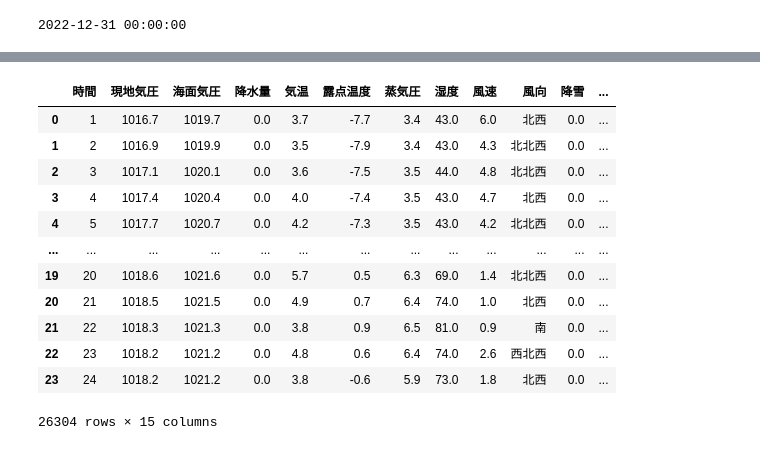
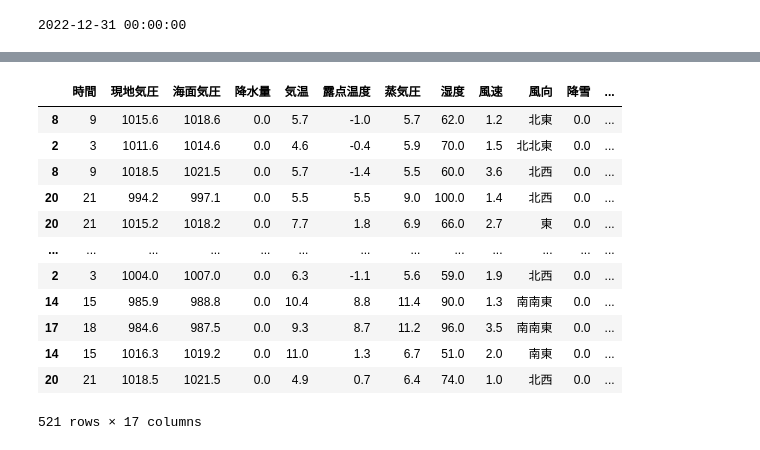
Before and after one commit to Ryo-Suzukii/ForecastCloudinJapan, a Jupyter notebook: EDA/pycaret.ipynb, the cells around one changed output, grey strips where cells are left out. Drawn from its saved outputs; the diff is of its cells as text; code cells hidden in the pictures.

```diff
--- a/EDA/pycaret.ipynb
+++ b/EDA/pycaret.ipynb
@@ -31,6 +31,9 @@ df_drop.head(2)
 train = df_drop[df_drop["日付"] < dt.datetime(2020,1,1)]
 test = df_drop[df_drop["日付"] > dt.datetime(2020,1,1)]
 
+train_date = train["日付"]
+test_date = test["日付"]
+
 train.drop("日付",axis=1,inplace=True)
 test.drop("日付",axis=1,inplace=True)
 # %%
@@ -99,16 +103,4 @@ pred = predict_model(final_lgbm,data=test)
 # %%
-pred
+pred["日付"] = test_date
-# %% [output]
-|  | 時間 | 現地気圧 | 海面気圧 | 降水量 | 気温 | 露点温度 | 蒸気圧 | 湿度 | 風速 | 風向 | 降雪 | ... |
-| 0 | 1 | 1016.7 | 1019.7 | 0.0 | 3.7 | -7.7 | 3.4 | 43.0 | 6.0 | 北西 | 0.0 | ... |
-| 1 | 2 | 1016.9 | 1019.9 | 0.0 | 3.5 | -7.9 | 3.4 | 43.0 | 4.3 | 北北西 | 0.0 | ... |
-| 2 | 3 | 1017.1 | 1020.1 | 0.0 | 3.6 | -7.5 | 3.5 | 44.0 | 4.8 | 北北西 | 0.0 | ... |
-| 3 | 4 | 1017.4 | 1020.4 | 0.0 | 4.0 | -7.4 | 3.5 | 43.0 | 4.7 | 北西 | 0.0 | ... |
-| 4 | 5 | 1017.7 | 1020.7 | 0.0 | 4.2 | -7.3 | 3.5 | 43.0 | 4.2 | 北北西 | 0.0 | ... |
-| ... | ... | ... | ... | ... | ... | ... | ... | ... | ... | ... | ... | ... |
-| 19 | 20 | 1018.6 | 1021.6 | 0.0 | 5.7 | 0.5 | 6.3 | 69.0 | 1.4 | 北北西 | 0.0 | ... |
-| 20 | 21 | 1018.5 | 1021.5 | 0.0 | 4.9 | 0.7 | 6.4 | 74.0 | 1.0 | 北西 | 0.0 | ... |
-| 21 | 22 | 1018.3 | 1021.3 | 0.0 | 3.8 | 0.9 | 6.5 | 81.0 | 0.9 | 南 | 0.0 | ... |
-| 22 | 23 | 1018.2 | 1021.2 | 0.0 | 4.8 | 0.6 | 6.4 | 74.0 | 2.6 | 西北西 | 0.0 | ... |
-| 23 | 24 | 1018.2 | 1021.2 | 0.0 | 3.8 | -0.6 | 5.9 | 73.0 | 1.8 | 北西 | 0.0 | ... |
-26304 rows × 15 columns
+# %%
+pred["diff"] = pred["雲量"] - pred["Label"]
@@ -114,0 +109,16 @@ pred
+# %%
+pred[pred["diff"].apply(lambda x: abs(x)) >= 6]
+# %% [output]
+|  | 時間 | 現地気圧 | 海面気圧 | 降水量 | 気温 | 露点温度 | 蒸気圧 | 湿度 | 風速 | 風向 | 降雪 | ... |
+| 8 | 9 | 1015.6 | 1018.6 | 0.0 | 5.7 | -1.0 | 5.7 | 62.0 | 1.2 | 北東 | 0.0 | ... |
+| 2 | 3 | 1011.6 | 1014.6 | 0.0 | 4.6 | -0.4 | 5.9 | 70.0 | 1.5 | 北北東 | 0.0 | ... |
+| 8 | 9 | 1018.5 | 1021.5 | 0.0 | 5.7 | -1.4 | 5.5 | 60.0 | 3.6 | 北西 | 0.0 | ... |
+| 20 | 21 | 994.2 | 997.1 | 0.0 | 5.5 | 5.5 | 9.0 | 100.0 | 1.4 | 北西 | 0.0 | ... |
+| 20 | 21 | 1015.2 | 1018.2 | 0.0 | 7.7 | 1.8 | 6.9 | 66.0 | 2.7 | 東 | 0.0 | ... |
+| ... | ... | ... | ... | ... | ... | ... | ... | ... | ... | ... | ... | ... |
+| 2 | 3 | 1004.0 | 1007.0 | 0.0 | 6.3 | -1.1 | 5.6 | 59.0 | 1.9 | 北西 | 0.0 | ... |
+| 14 | 15 | 985.9 | 988.8 | 0.0 | 10.4 | 8.8 | 11.4 | 90.0 | 1.3 | 南南東 | 0.0 | ... |
+| 17 | 18 | 984.6 | 987.5 | 0.0 | 9.3 | 8.7 | 11.2 | 96.0 | 3.5 | 南南東 | 0.0 | ... |
+| 14 | 15 | 1016.3 | 1019.2 | 0.0 | 11.0 | 1.3 | 6.7 | 51.0 | 2.0 | 南東 | 0.0 | ... |
+| 20 | 21 | 1018.5 | 1021.5 | 0.0 | 4.9 | 0.7 | 6.4 | 74.0 | 1.0 | 北西 | 0.0 | ... |
+521 rows × 17 columns
```
Also changed, not shown: parts of 7 cells of this notebook.
